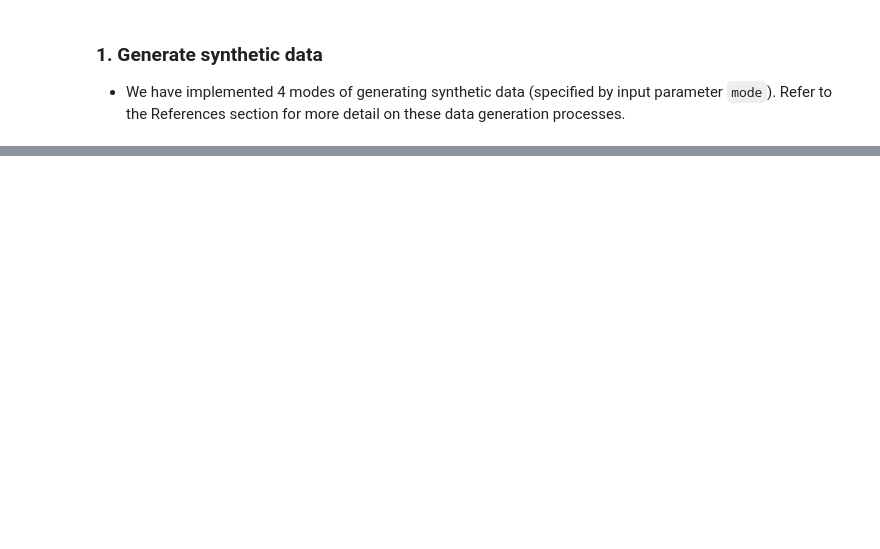
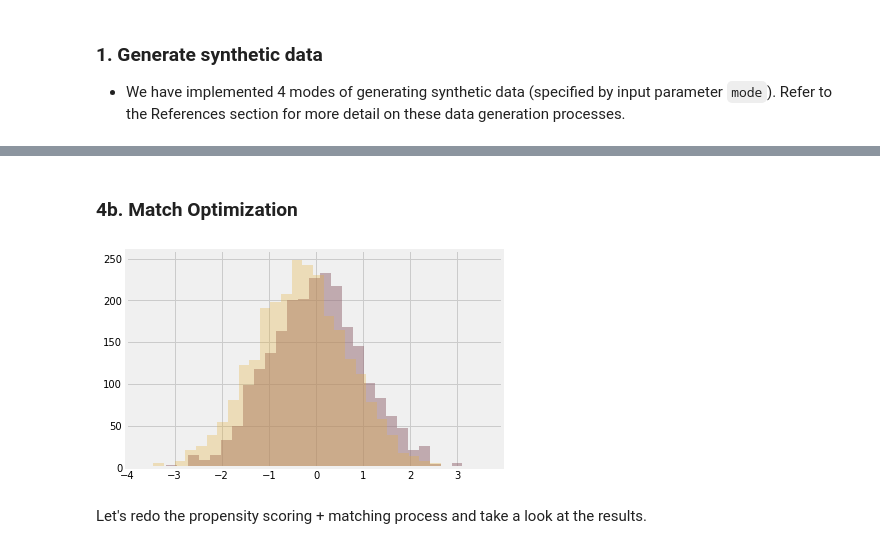
Before and after one commit to uber/causalml, a Jupyter notebook: examples/example_notebook_for_github.ipynb, the cells around one changed output, grey strips where cells are left out. Saved outputs shown, nothing was run; the diff lists cells and outputs as text; code cells hidden in the pictures; blank space fills up the shorter version.

```diff
--- a/examples/example_notebook_for_github.ipynb
+++ b/examples/example_notebook_for_github.ipynb
@@ -373,0 +46,3 @@ def get_synthetic_preds_holdout(synthetic_data_func, n=1000, valid_size = 0.2):
+# %%
+# Generate synthetic data using mode 1
+y, X, treatment, tau, b, e = synthetic_data(mode=1, n=5000, p=8, sigma=1.0)
@@ -373,0 +54,4 @@ def get_synthetic_preds_holdout(synthetic_data_func, n=1000, valid_size = 0.2):
+# %%
+# Predict p_hat because e would not be directly observed in real-life
+p_model = ElasticNetPropensityModel()
+p_hat = p_model.fit_predict(X=X, y=treatment)
@@ -373,0 +62,11 @@ def get_synthetic_preds_holdout(synthetic_data_func, n=1000, valid_size = 0.2):
+# %%
+TREATMENT_COL = 'is_treatment'
+PROPENSITY_COL = 'pihat'
+OUTCOME_COL = 'y'
+
+df = pd.DataFrame(X, columns=['X{}'.format(i) for i in range(X.shape[1])])
+df[TREATMENT_COL] = treatment
+df[PROPENSITY_COL] = p_hat
+df[OUTCOME_COL] = y
+
+df.head()
@@ -373,0 +108,10 @@ def get_synthetic_preds_holdout(synthetic_data_func, n=1000, valid_size = 0.2):
+# %% [markdown]
+### 4b. Match Optimization
+# %%
+df['noise'] = df.apply(lambda x: np.random.randn()-0.3 if x[TREATMENT_COL]==1 else np.random.randn(), axis=1)
+# %%
+_ = df.groupby(TREATMENT_COL).apply(lambda x: plt.hist(x['noise'], alpha=0.3, bins=30))
+# %% [output]
+[figure, added]
+# %% [markdown]
+Let's redo the propensity scoring + matching process and take a look at the results.
```
Also changed, not shown: parts of 119 cells of this notebook.
